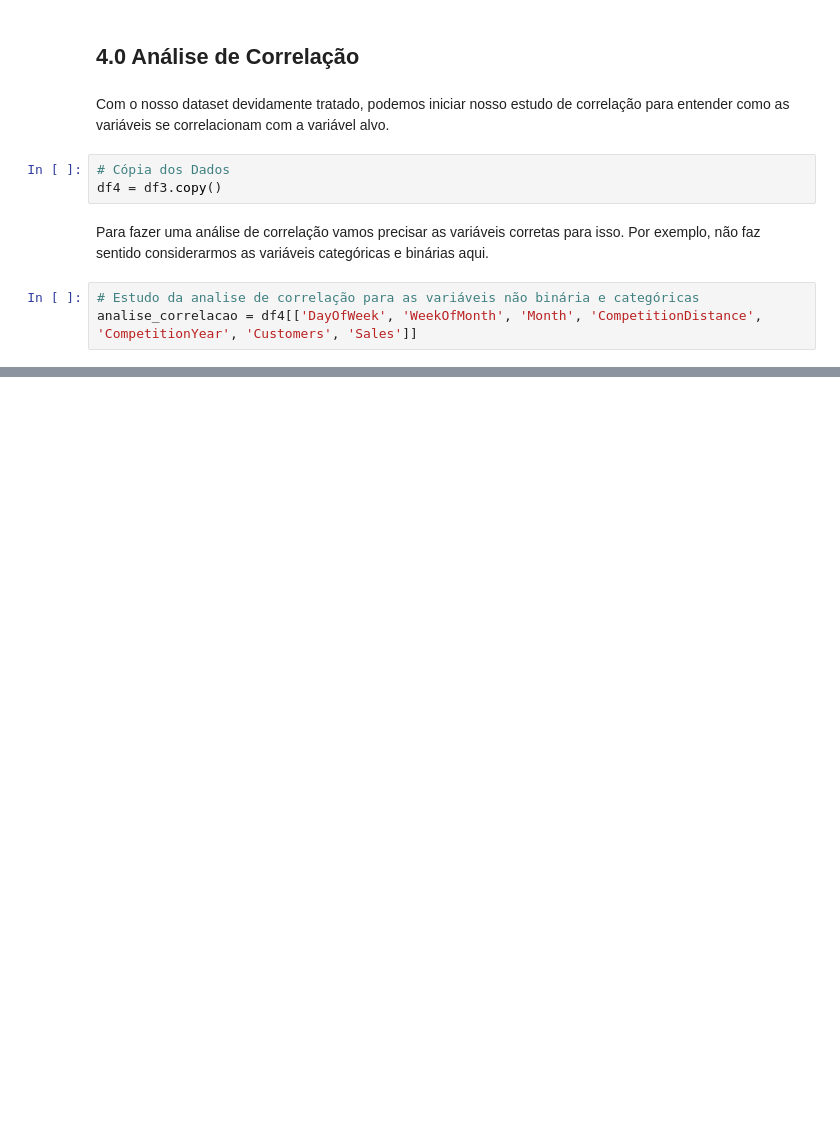
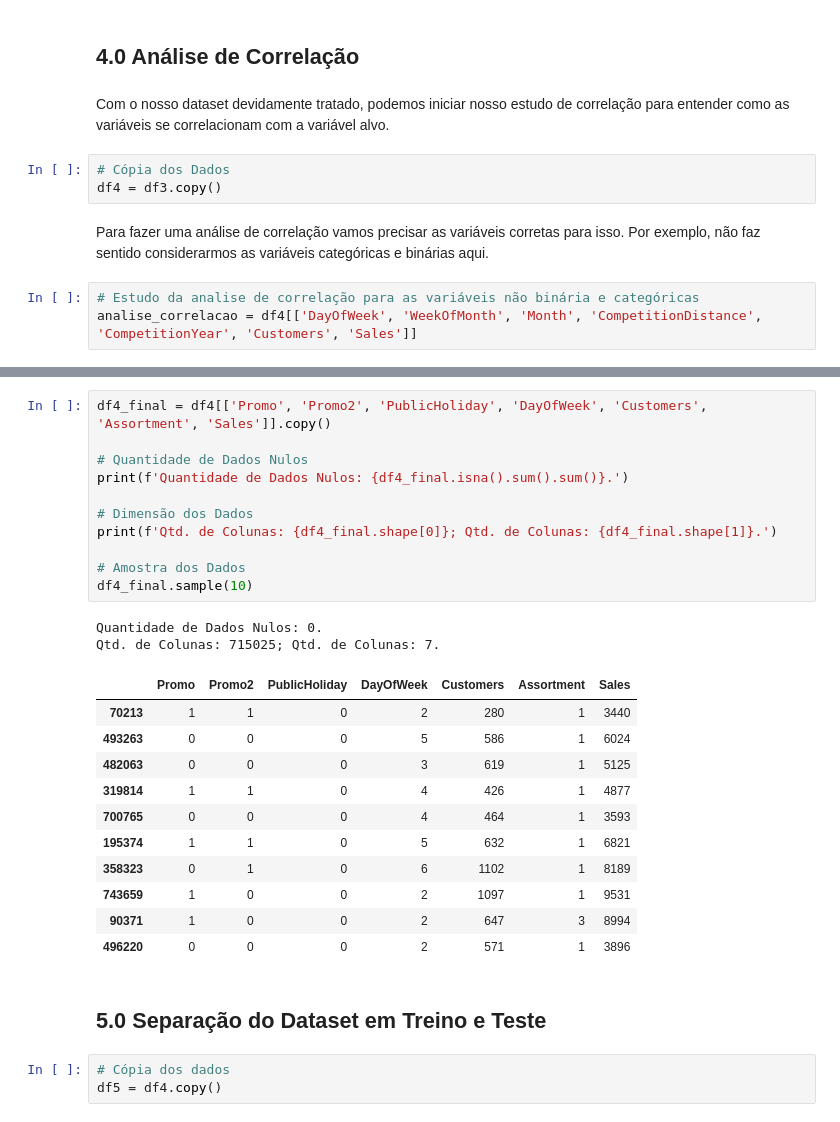
Before and after one commit to jefferson-datascience/AnaliseEstatisticaRossmann, a Jupyter notebook: NotebooksDesenvolvimento/Ciclo1.ipynb, the cells around one changed output, grey strips where cells are left out. Cells and saved outputs as stored; diff of their text form; blank space fills up the shorter version.

```diff
--- a/NotebooksDesenvolvimento/Ciclo1.ipynb
+++ b/NotebooksDesenvolvimento/Ciclo1.ipynb
@@ -802,0 +871,30 @@ Index(['Store', 'StoreType', 'Assortment', 'DayOfWeek', 'WeekOfMonth', 'Month',
+# %%
+df4_final = df4[['Promo', 'Promo2', 'PublicHoliday', 'DayOfWeek', 'Customers', 'Assortment', 'Sales']].copy()
+
+# Quantidade de Dados Nulos
+print(f'Quantidade de Dados Nulos: {df4_final.isna().sum().sum()}.')
+
+# Dimensão dos Dados
+print(f'Qtd. de Colunas: {df4_final.shape[0]}; Qtd. de Colunas: {df4_final.shape[1]}.')
+
+# Amostra dos Dados
+df4_final.sample(10)
+# %% [output]
+Quantidade de Dados Nulos: 0.
+Qtd. de Colunas: 715025; Qtd. de Colunas: 7.
+|  | Promo | Promo2 | PublicHoliday | DayOfWeek | Customers | Assortment | Sales |
+| 70213 | 1 | 1 | 0 | 2 | 280 | 1 | 3440 |
+| 493263 | 0 | 0 | 0 | 5 | 586 | 1 | 6024 |
+| 482063 | 0 | 0 | 0 | 3 | 619 | 1 | 5125 |
+| 319814 | 1 | 1 | 0 | 4 | 426 | 1 | 4877 |
+| 700765 | 0 | 0 | 0 | 4 | 464 | 1 | 3593 |
+| 195374 | 1 | 1 | 0 | 5 | 632 | 1 | 6821 |
+| 358323 | 0 | 1 | 0 | 6 | 1102 | 1 | 8189 |
+| 743659 | 1 | 0 | 0 | 2 | 1097 | 1 | 9531 |
+| 90371 | 1 | 0 | 0 | 2 | 647 | 3 | 8994 |
+| 496220 | 0 | 0 | 0 | 2 | 571 | 1 | 3896 |
+# %% [markdown]
+## 5.0 Separação do Dataset em Treino e Teste
+# %%
+# Cópia dos dados
+df5 = df4.copy()
```
Also changed, not shown: parts of 57 cells of this notebook.
